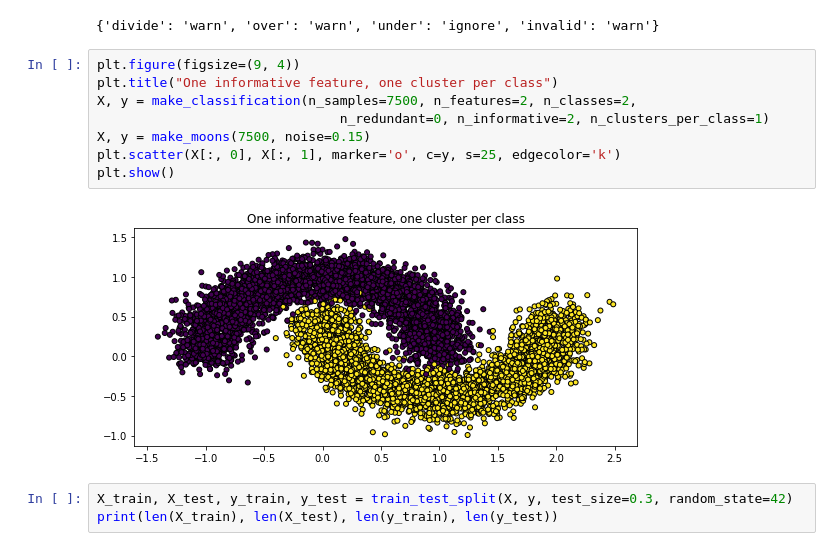
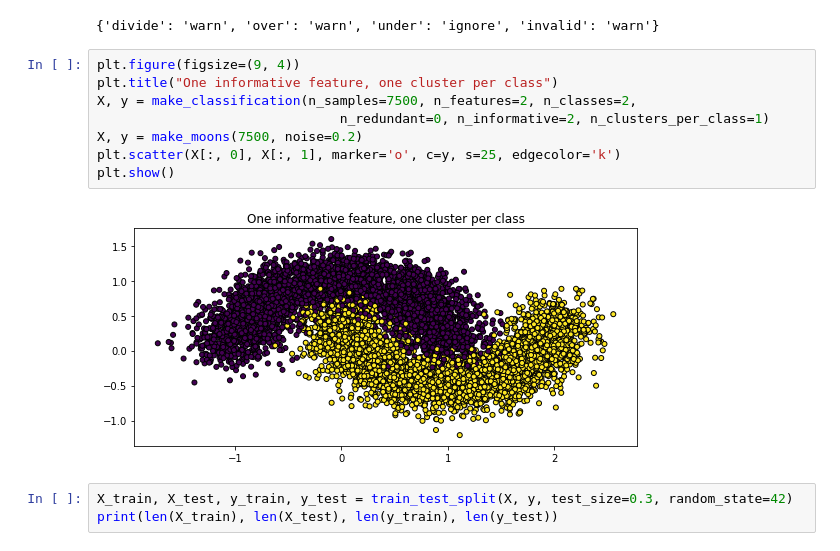
Before and after one commit to rdenadai/AI-Study-Notebooks, a Jupyter notebook: notebooks/NeuralNetwork.ipynb, the cells around one changed output. Saved outputs shown, nothing was run; the diff lists cells and outputs as text.

```diff
--- a/notebooks/NeuralNetwork.ipynb
+++ b/notebooks/NeuralNetwork.ipynb
@@ -16,13 +16,13 @@ np.seterr(all='raise')
 # %%
 plt.figure(figsize=(9, 4))
 plt.title("One informative feature, one cluster per class")
 X, y = make_classification(n_samples=7500, n_features=2, n_classes=2,
                                n_redundant=0, n_informative=2, n_clusters_per_class=1)
-X, y = make_moons(7500, noise=0.15)
+X, y = make_moons(7500, noise=0.2)
 plt.scatter(X[:, 0], X[:, 1], marker='o', c=y, s=25, edgecolor='k')
 plt.show()
 # %% [output]
-[figure, old version]
+[figure, new version]
 # %%
 X_train, X_test, y_train, y_test = train_test_split(X, y, test_size=0.3, random_state=42)
 print(len(X_train), len(X_test), len(y_train), len(y_test))
```
Also changed, not shown: parts of 3 cells of this notebook, 6 other files.
